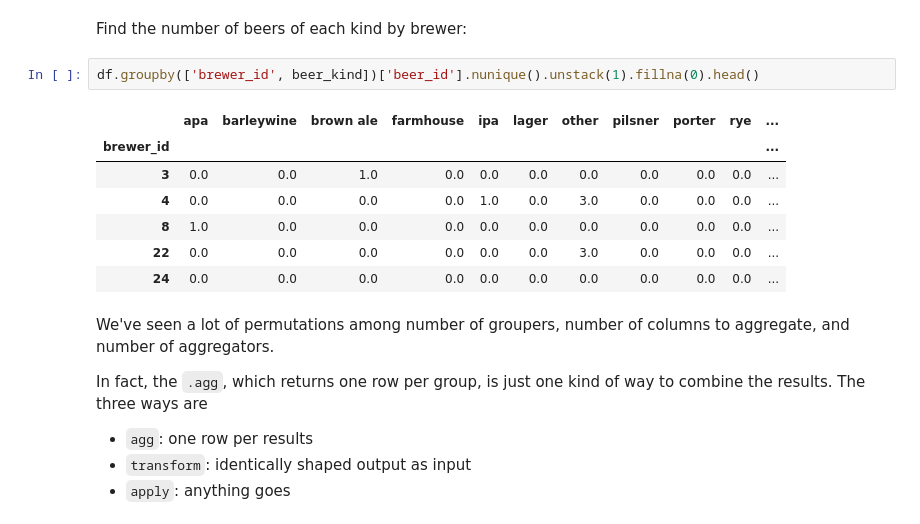
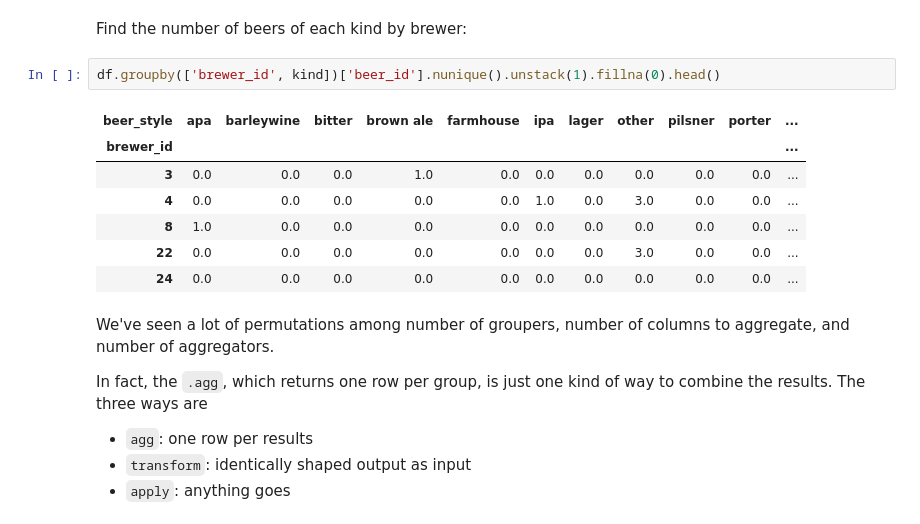
Before and after one commit to ihmeuw/ihme-python-course, a Jupyter notebook: Lecture 5/Lecture 5 - Pandas III (Complete).ipynb, the cells around one changed output. Cells and saved outputs as stored; diff of their text form.

```diff
--- a/Lecture 5/Lecture 5 - Pandas III (Complete).ipynb
+++ b/Lecture 5/Lecture 5 - Pandas III (Complete).ipynb
@@ -588,14 +588,14 @@ Name: review_overall, dtype: float64
 # %% [markdown]
 Find the number of beers of each kind by brewer:
 # %%
-df.groupby(['brewer_id', beer_kind])['beer_id'].nunique().unstack(1).fillna(0).head()
+df.groupby(['brewer_id', kind])['beer_id'].nunique().unstack(1).fillna(0).head()
 # %% [output]
-|  | apa | barleywine | brown ale | farmhouse | ipa | lager | other | pilsner | porter | rye | ... |
+| beer_style | apa | barleywine | bitter | brown ale | farmhouse | ipa | lager | other | pilsner | porter | ... |
 | brewer_id |  |  |  |  |  |  |  |  |  |  | ... |
-| 3 | 0.0 | 0.0 | 1.0 | 0.0 | 0.0 | 0.0 | 0.0 | 0.0 | 0.0 | 0.0 | ... |
-| 4 | 0.0 | 0.0 | 0.0 | 0.0 | 1.0 | 0.0 | 3.0 | 0.0 | 0.0 | 0.0 | ... |
+| 3 | 0.0 | 0.0 | 0.0 | 1.0 | 0.0 | 0.0 | 0.0 | 0.0 | 0.0 | 0.0 | ... |
+| 4 | 0.0 | 0.0 | 0.0 | 0.0 | 0.0 | 1.0 | 0.0 | 3.0 | 0.0 | 0.0 | ... |
 | 8 | 1.0 | 0.0 | 0.0 | 0.0 | 0.0 | 0.0 | 0.0 | 0.0 | 0.0 | 0.0 | ... |
-| 22 | 0.0 | 0.0 | 0.0 | 0.0 | 0.0 | 0.0 | 3.0 | 0.0 | 0.0 | 0.0 | ... |
+| 22 | 0.0 | 0.0 | 0.0 | 0.0 | 0.0 | 0.0 | 0.0 | 3.0 | 0.0 | 0.0 | ... |
 | 24 | 0.0 | 0.0 | 0.0 | 0.0 | 0.0 | 0.0 | 0.0 | 0.0 | 0.0 | 0.0 | ... |
 # %% [markdown]
 We've seen a lot of permutations among number of groupers, number of columns to aggregate, and number of aggregators.
```
Also changed, not shown: parts of 1 cell of this notebook.
